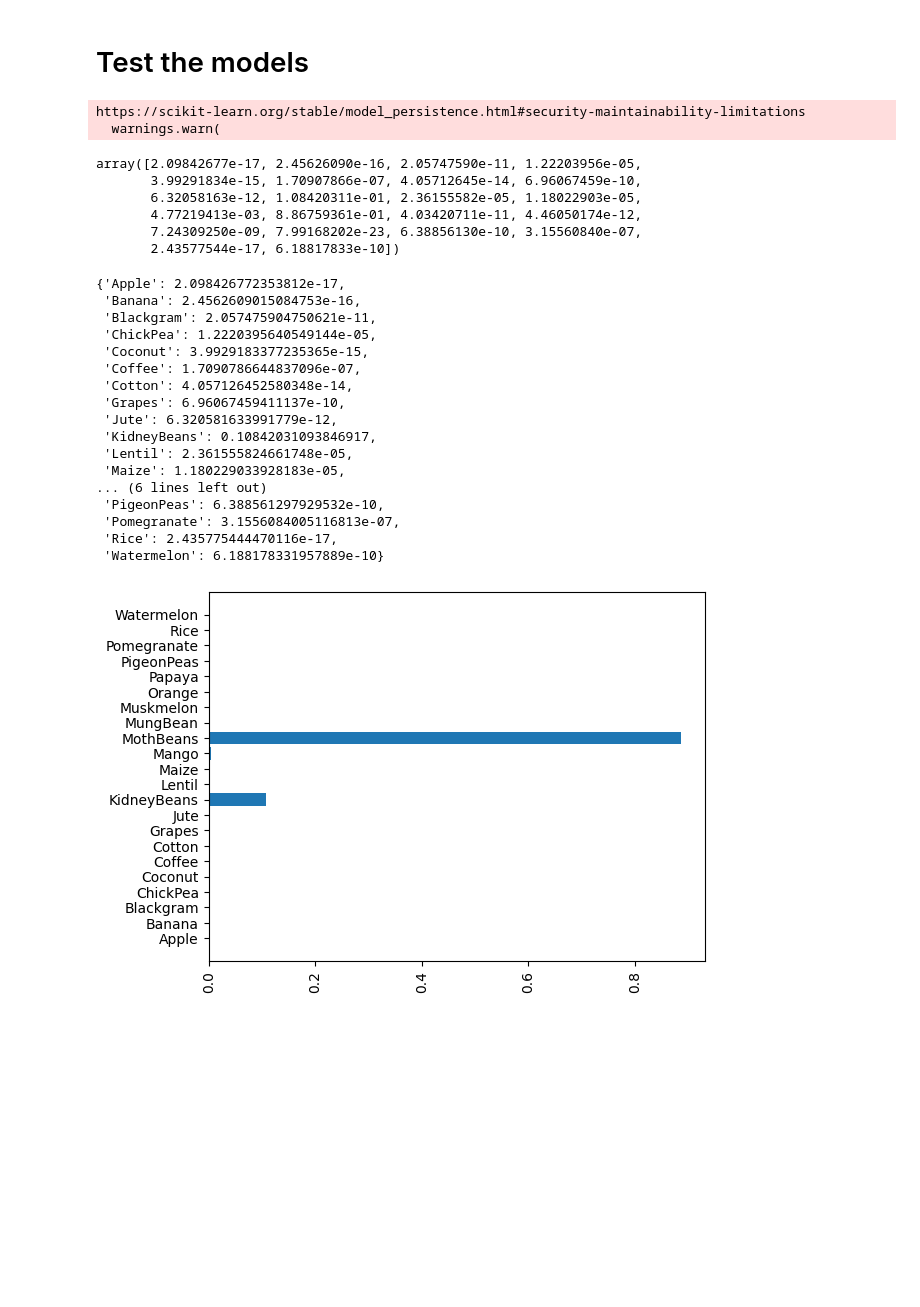
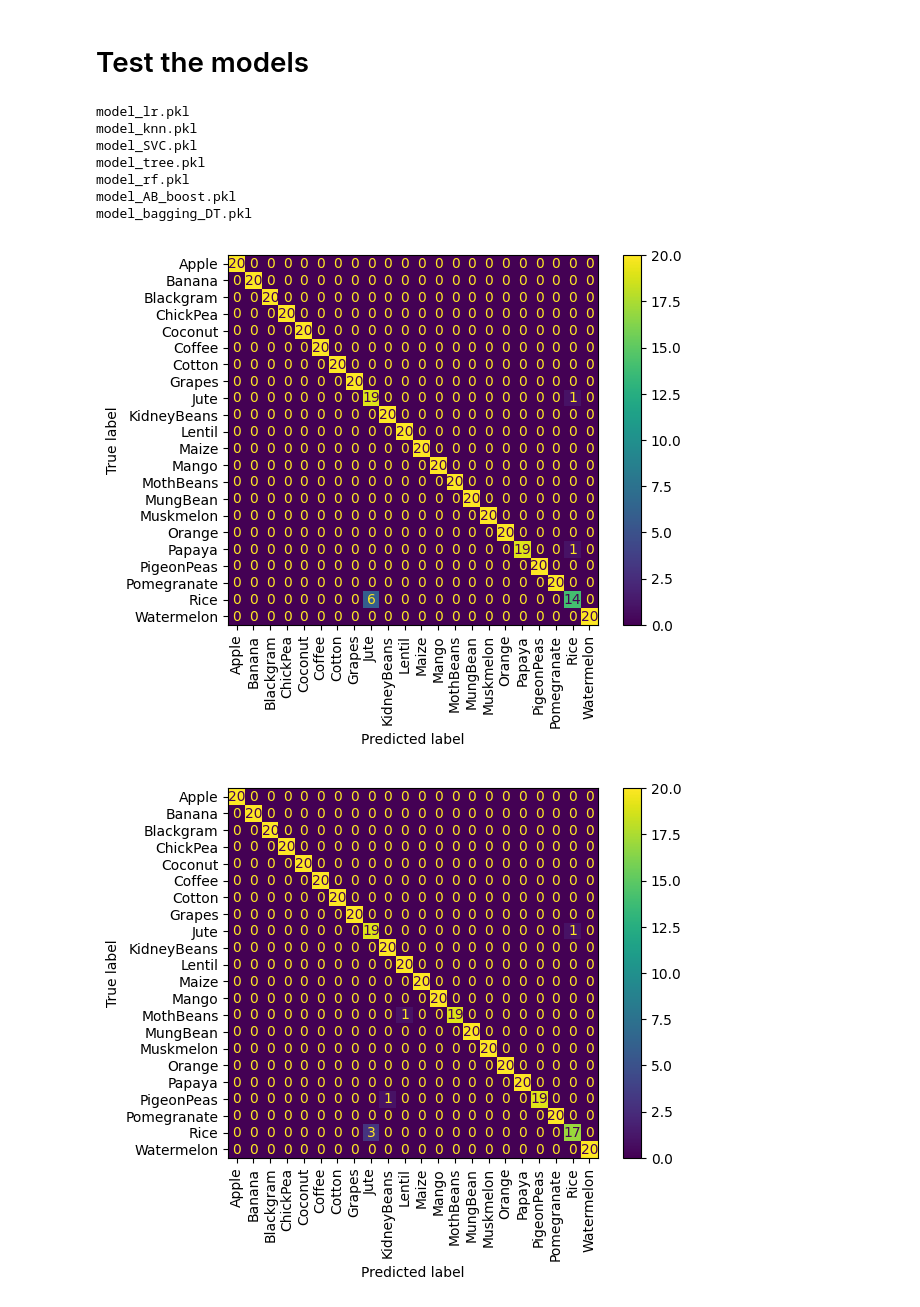
Before and after one commit to galois1915/IBM-Machine-Learning, a Jupyter notebook: Supervised-Classification/project/train-models.ipynb, the cells around one changed output. Saved outputs shown, nothing was run; the diff lists cells and outputs as text; code cells hidden in the pictures; blank space fills up the shorter version.

```diff
--- a/Supervised-Classification/project/train-models.ipynb
+++ b/Supervised-Classification/project/train-models.ipynb
@@ -459,10 +461,3 @@ pickle.dump(model_AB_boost, open("model_AB_boost.pkl", "wb"))
 classes = ['Apple','Banana', 'Blackgram', 'ChickPea', 'Coconut', 'Coffee', 'Cotton', 'Grapes',
            'Jute', 'KidneyBeans', 'Lentil', 'Maize', 'Mango', 'MothBeans', 'MungBean', 'Muskmelon',
            'Orange', 'Papaya', 'PigeonPeas', 'Pomegranate', 'Rice', 'Watermelon']
-# %%
-loaded_model = pickle.load( open("model_lr.pkl", "rb" ))
-# %% [output]
-https://scikit-learn.org/stable/model_persistence.html#security-maintainability-limitations
-  warnings.warn(
-# %%
-loaded_scaler = pickle.load(open("scaler.pkl", "rb"))
@@ -476,37 +464,4 @@ new_input = loaded_scaler.transform(pd.DataFrame(data=dic))
-# %%
-prediction_proba = loaded_model.predict_proba(new_input)[0]
-prediction_proba
-# %% [output]
-array([2.09842677e-17, 2.45626090e-16, 2.05747590e-11, 1.22203956e-05,
-       3.99291834e-15, 1.70907866e-07, 4.05712645e-14, 6.96067459e-10,
-       6.32058163e-12, 1.08420311e-01, 2.36155582e-05, 1.18022903e-05,
-       4.77219413e-03, 8.86759361e-01, 4.03420711e-11, 4.46050174e-12,
-       7.24309250e-09, 7.99168202e-23, 6.38856130e-10, 3.15560840e-07,
-       2.43577544e-17, 6.18817833e-10])
-# %%
-output = {classes[i]: float(prediction_proba[i]) for i in range(len(classes))}
-output
-# %% [output]
-{'Apple': 2.098426772353812e-17,
- 'Banana': 2.4562609015084753e-16,
- 'Blackgram': 2.057475904750621e-11,
- 'ChickPea': 1.2220395640549144e-05,
- 'Coconut': 3.9929183377235365e-15,
- 'Coffee': 1.7090786644837096e-07,
- 'Cotton': 4.057126452580348e-14,
- 'Grapes': 6.96067459411137e-10,
- 'Jute': 6.320581633991779e-12,
- 'KidneyBeans': 0.10842031093846917,
- 'Lentil': 2.361555824661748e-05,
- 'Maize': 1.180229033928183e-05,
-... (6 lines left out)
- 'PigeonPeas': 6.388561297929532e-10,
- 'Pomegranate': 3.1556084005116813e-07,
- 'Rice': 2.435775444470116e-17,
- 'Watermelon': 6.188178331957889e-10}
-# %%
-plt.barh(y=classes,  width=prediction_proba )
-plt.xticks(rotation=90)
-plt.show()
-# %% [output]
-[figure, removed]
+# %%
+models = ["model_lr.pkl","model_knn.pkl","model_SVC.pkl",
+          "model_tree.pkl", "model_rf.pkl","model_AB_boost.pkl",
+          "model_bagging_DT.pkl"]
@@ -512,0 +478,30 @@ plt.show()
+# %%
+#loaded_scaler = pickle.load(open("scaler.pkl", "rb"))
+f_scores = []
+accuracies = []
+matrix = []
+for model in models:
+    loaded_model = pickle.load(open(model,"rb"))
+
+    # fbeta_score, accuracy_score
+    accuracies.append(round(accuracy_score( y_true=Y_test,y_pred=loaded_model.predict(X_test) ), 3))
+    f_scores.append(fbeta_score(y_true=Y_test,y_pred=loaded_model.predict(X_test),
+                                beta=1, average='micro').round(3))
+    matrix.append(confusion_matrix(y_true=Y_test, y_pred=loaded_model.predict(X_test)))
+
+    # Confusion matrix images
+    dist = ConfusionMatrixDisplay.from_estimator(estimator=loaded_model,
+                                                 X=X_test, y=Y_test,
+                                                 display_labels=classes,
+                                                 xticks_rotation="vertical")
+    plt.savefig(os.path.join('images',model.split(".")[0] +'.png'), bbox_inches="tight")
+# %% [output]
+model_lr.pkl
+model_knn.pkl
+model_SVC.pkl
+model_tree.pkl
+model_rf.pkl
+model_AB_boost.pkl
+model_bagging_DT.pkl
+[figure, added]
+[figure, added]
```
Also changed, not shown: parts of 7 cells of this notebook, 26 other files.
